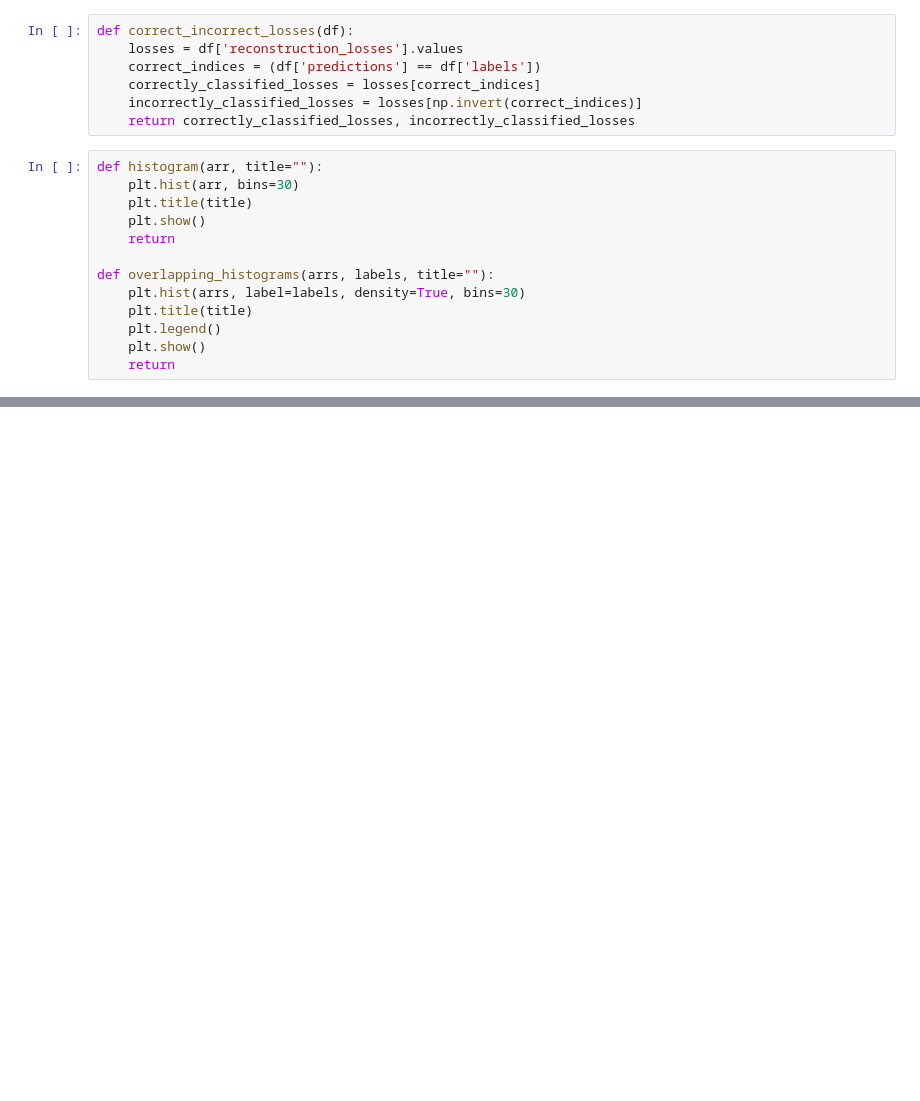
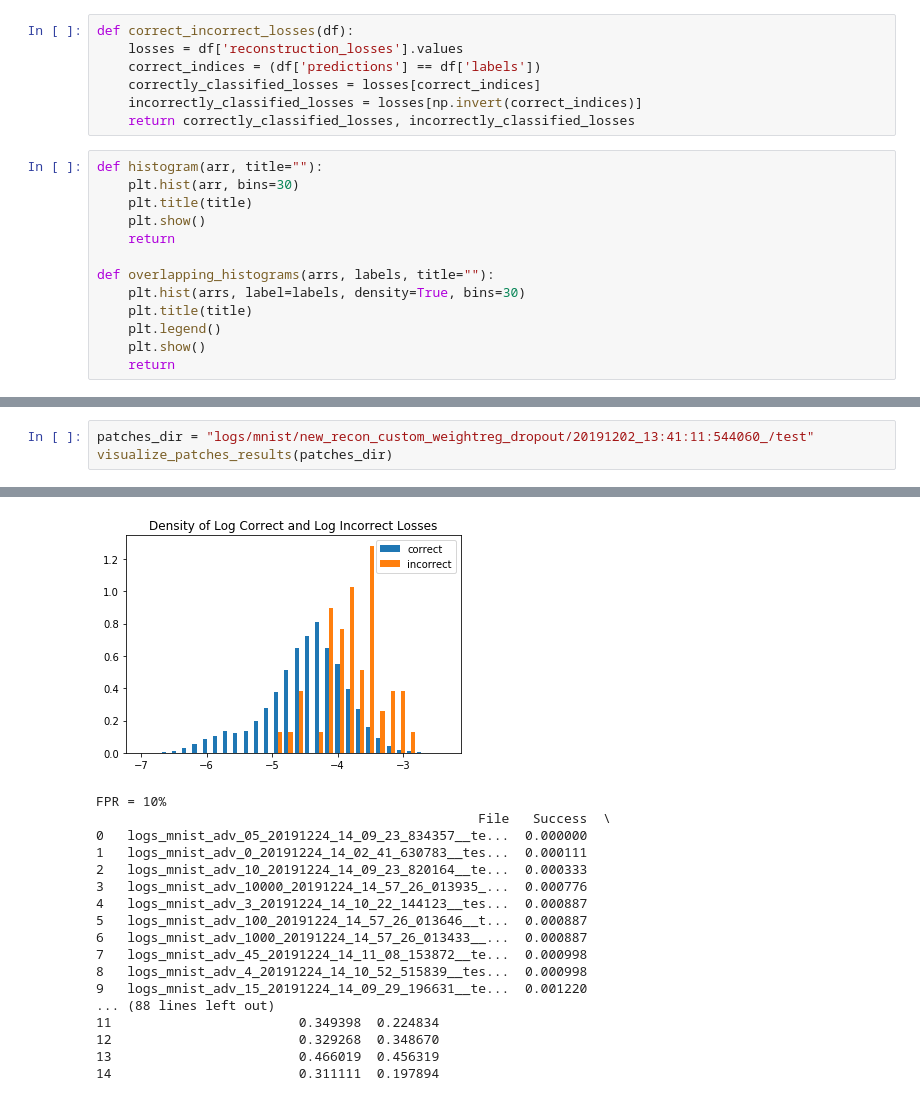
Before and after one commit to PerryXDeng/detecting-adversarial-patches-capsule-networks, a Jupyter notebook: recon_error_analysis.ipynb, the cells around one changed output, grey strips where cells are left out. Drawn from its saved outputs; the diff is of its cells as text; blank space fills up the shorter version.

```diff
--- a/recon_error_analysis.ipynb
+++ b/recon_error_analysis.ipynb
@@ -125,0 +159,4 @@ recon_data = pd.read_csv("saved_patches/mnist/recon_custom_weightreg_dropout/adv
+# %%
+patches_dir = "logs/mnist/new_recon_custom_weightreg_dropout/20191202_13:41:11:544060_/test"
+visualize_patches_results(patches_dir)
+# %% [output]
@@ -126 +166,19 @@ recon_data = pd.read_csv("saved_patches/mnist/recon_custom_weightreg_dropout/adv
+[figure, added]
+FPR = 10%
+                                                 File   Success  \
+0   logs_mnist_adv_05_20191224_14_09_23_834357__te...  0.000000
+1   logs_mnist_adv_0_20191224_14_02_41_630783__tes...  0.000111
+2   logs_mnist_adv_10_20191224_14_09_23_820164__te...  0.000333
+3   logs_mnist_adv_10000_20191224_14_57_26_013935_...  0.000776
+4   logs_mnist_adv_3_20191224_14_10_22_144123__tes...  0.000887
+5   logs_mnist_adv_100_20191224_14_57_26_013646__t...  0.000887
+6   logs_mnist_adv_1000_20191224_14_57_26_013433__...  0.000887
+7   logs_mnist_adv_45_20191224_14_11_08_153872__te...  0.000998
+8   logs_mnist_adv_4_20191224_14_10_52_515839__tes...  0.000998
+9   logs_mnist_adv_15_20191224_14_09_29_196631__te...  0.001220
+... (88 lines left out)
+11                        0.349398  0.224834
+12                        0.329268  0.348670
+13                        0.466019  0.456319
+14                        0.311111  0.197894
 # %%
```
Also changed, not shown: parts of 9 cells of this notebook.
